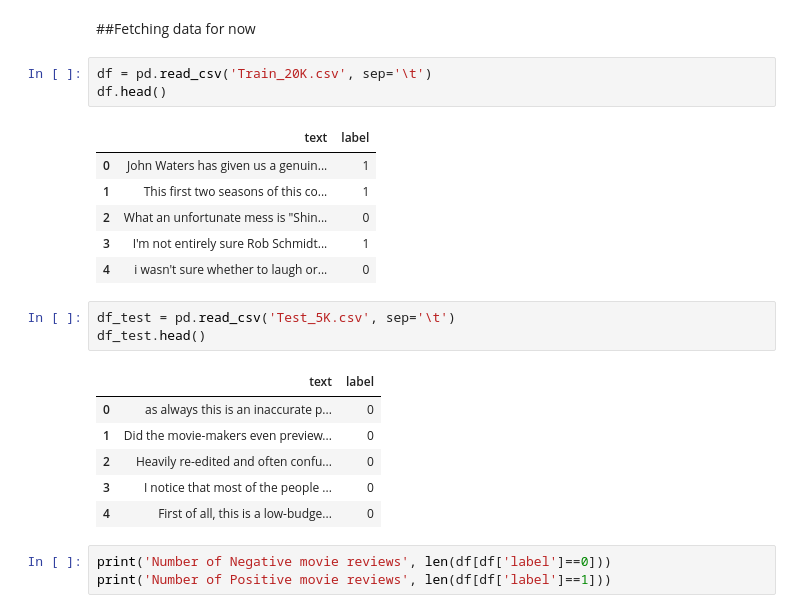
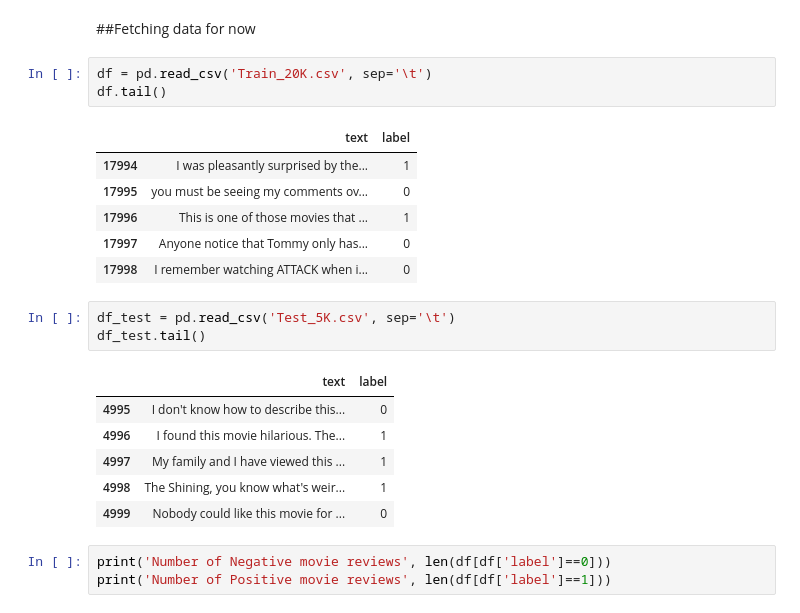
Before and after one commit to Sirius-Aabhas/CS69002_9A_18CS60R55, a Jupyter notebook: DL_Assign.ipynb, the cells around one changed output. Cells and saved outputs as stored; diff of their text form.

```diff
--- a/DL_Assign.ipynb
+++ b/DL_Assign.ipynb
@@ -29,24 +45,24 @@ df.head()
 ##Fetching data for now
 # %%
 df = pd.read_csv('Train_20K.csv', sep='\t')
-df.head()
+df.tail()
 # %% [output]
 |  | text | label |
-| 0 | John Waters has given us a genuin... | 1 |
-| 1 | This first two seasons of this co... | 1 |
-| 2 | What an unfortunate mess is "Shin... | 0 |
-| 3 | I'm not entirely sure Rob Schmidt... | 1 |
-| 4 | i wasn't sure whether to laugh or... | 0 |
+| 17994 | I was pleasantly surprised by the... | 1 |
+| 17995 | you must be seeing my comments ov... | 0 |
+| 17996 | This is one of those movies that ... | 1 |
+| 17997 | Anyone notice that Tommy only has... | 0 |
+| 17998 | I remember watching ATTACK when i... | 0 |
 # %%
 df_test = pd.read_csv('Test_5K.csv', sep='\t')
-df_test.head()
+df_test.tail()
 # %% [output]
 |  | text | label |
-| 0 | as always this is an inaccurate p... | 0 |
-| 1 | Did the movie-makers even preview... | 0 |
-| 2 | Heavily re-edited and often confu... | 0 |
-| 3 | I notice that most of the people ... | 0 |
-| 4 | First of all, this is a low-budge... | 0 |
+| 4995 | I don't know how to describe this... | 0 |
+| 4996 | I found this movie hilarious. The... | 1 |
+| 4997 | My family and I have viewed this ... | 1 |
+| 4998 | The Shining, you know what's weir... | 1 |
+| 4999 | Nobody could like this movie for ... | 0 |
 # %%
 print('Number of Negative movie reviews', len(df[df['label']==0]))
 print('Number of Positive movie reviews', len(df[df['label']==1]))
```
Also changed, not shown: parts of 13 cells of this notebook.
